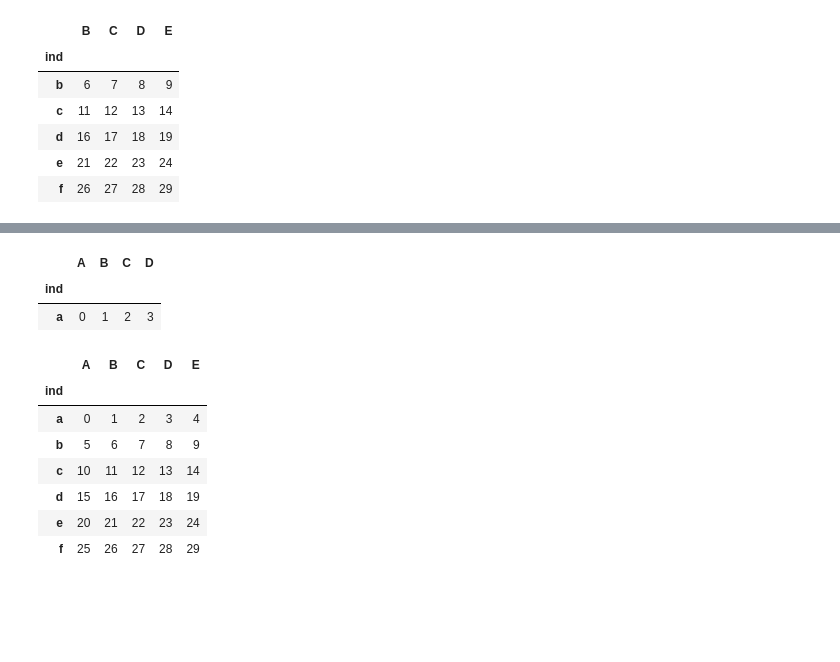
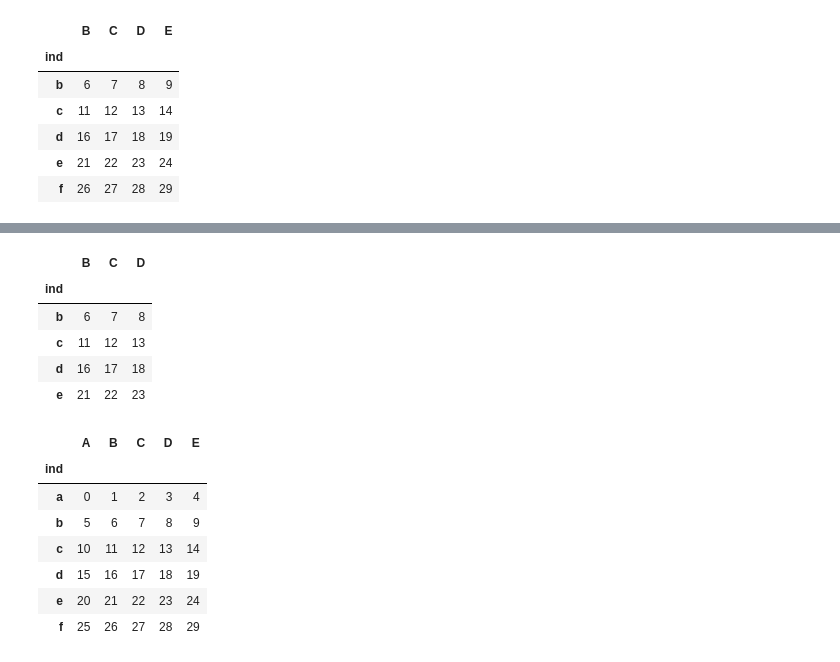
Before and after one commit to insommer/AnalysisCode, a Jupyter notebook: Applications/Coding Test.ipynb, the cells around one changed output, grey strips where cells are left out. Drawn from its saved outputs; the diff is of its cells as text; code cells hidden in the pictures; blank space fills up the shorter version.

```diff
--- a/Applications/Coding Test.ipynb
+++ b/Applications/Coding Test.ipynb
@@ -1596,0 +1573,3 @@ df
+# %%
+df = pd.DataFrame(array, columns = ['A', 'B', 'C', 'D', 'E'], index = ['a', 'b','c','d','e','f']).rename_axis('ind')
+df
@@ -1620,0 +1667,2 @@ df2
+# %%
+df1.loc[8,10] = [[1,2,3,4,45,5], [1,2,3,4,45,5]]
@@ -1621,9 +1683,15 @@ df2
+# %%
+indinter = df1.index.intersection(df2.index)
+colinter = df1.columns.intersection(df2.columns)
 # %%
-df1.drop(df1.index.intersection(df2.index))
+df1.loc[indinter, colinter]
 # %% [output]
-|  | A | B | C | D |
-| ind |  |  |  |  |
-| a | 0 | 1 | 2 | 3 |
+|  | B | C | D |
+| ind |  |  |  |
+| b | 6 | 7 | 8 |
+| c | 11 | 12 | 13 |
+| d | 16 | 17 | 18 |
+| e | 21 | 22 | 23 |
 # %%
 df1.join(df2, inpla)
 # %% [output]
```
Also changed, not shown: parts of 13 cells of this notebook, 10 other files.
